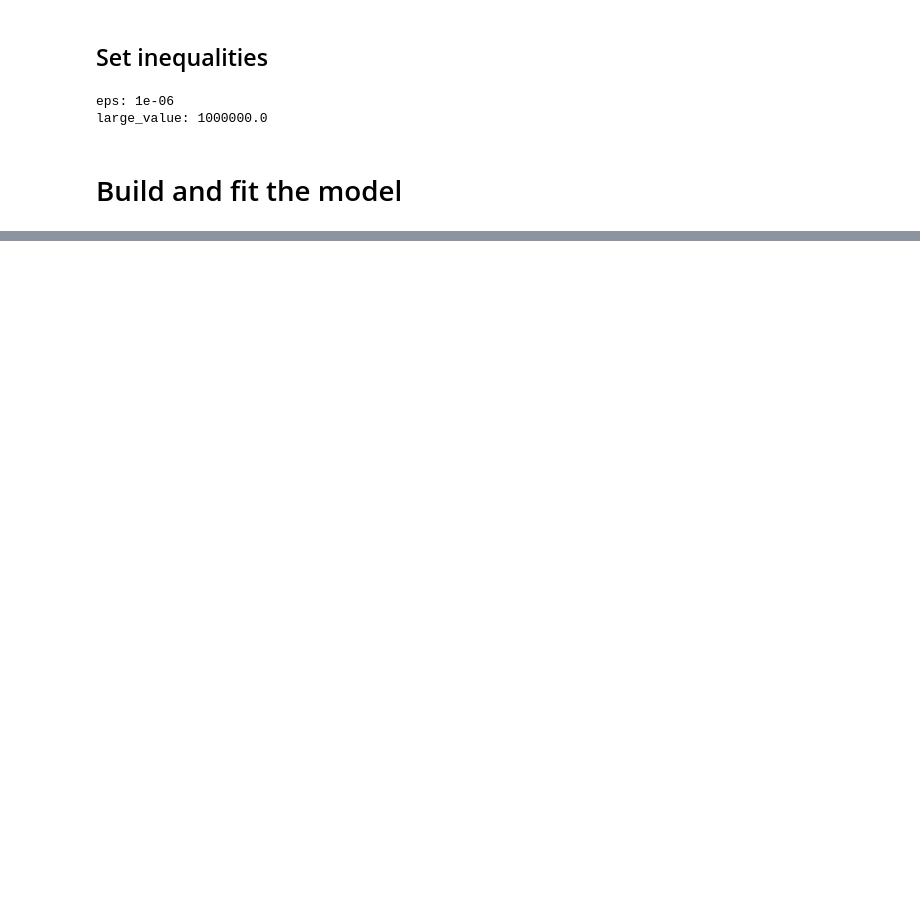
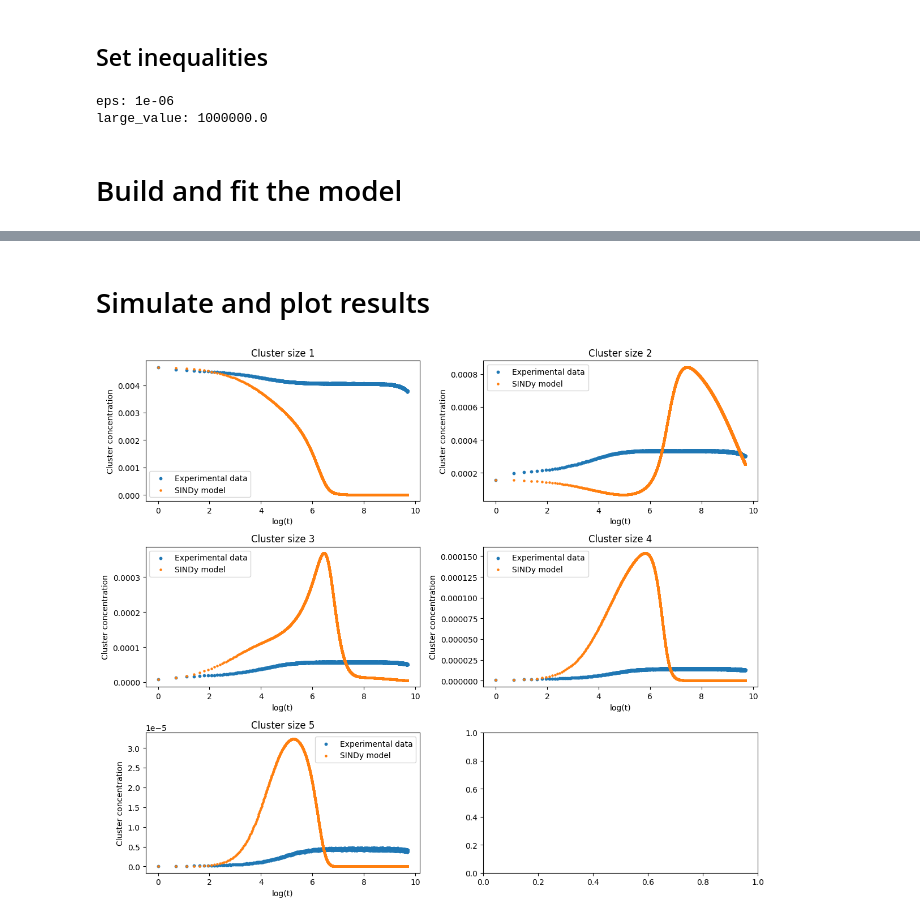
Before and after one commit to jpcurbelo/pysindy_fork, a Jupyter notebook: simlab_experiments/clusterKinetics_v2.ipynb, the cells around one changed output, grey strips where cells are left out. Saved outputs shown, nothing was run; the diff lists cells and outputs as text; code cells hidden in the pictures; blank space fills up the shorter version.

```diff
--- a/simlab_experiments/clusterKinetics_v2.ipynb
+++ b/simlab_experiments/clusterKinetics_v2.ipynb
@@ -219,0 +223,55 @@ k_minus values: [0, 0.00014214659170946583, 0.0036607442072557088, 0.02192039501
+# %% [markdown]
+# Simulate and plot results
+# %%
+# integrator_kws['method'] = 'Euler'   # 'RK2'   #'RK4'
+# integrator_kws['h_factor'] = 1000
+
+# integrator = "solve_ivp"   # 'fixed_step'
+# integrator_kws = {"method": "LSODA",
+#                     "rtol": EPS, "atol": EPS,
+#                     "max_step": 0.1,
+#                     "h_factor": 1}
+
+integrator = 'odeint'
+integrator_kws = {'rtol': EPS, 'atol': EPS}
+
+if integrator == 'odeint':
+    n_sim = model.simulate(N_clusters[0], t=t_values[:n_samples_test],
+                              integrator=integrator, integrator_kws=integrator_kws)
+else:
+    n_sim, t_sim = model.simulate(N_clusters[0], t=t_values[:n_samples_test],
+                                integrator=integrator, integrator_kws=integrator_kws)
+# %%
+# List of IDs to plot
+# ids_to_plot = [1, 2, 3, 10, 50, 100]
+ids_to_plot = [1, 2, 3, 4, 5]
+
+# Create subplot grid
+fig, axs = plt.subplots(3, 2, figsize=(12, 10))
+
+# Flatten the axs array for easier iteration
+axs = axs.flatten()
+
+# Log the time values
+t_values_log = np.log1p(t_values)
+t_sim_log = np.log1p(t_values[:n_samples_test])
+
+for ci, n_to_plot in enumerate(ids_to_plot):
+
+    if n_to_plot > system_size:
+        print(f"Cluster size {n_to_plot} is larger than the system size {system_size}")
+        continue
+    # Plot the data
+    axs[ci].scatter(t_values_log, N_clusters[:, n_to_plot-1], s=10, label=f'Experimental data')
+    axs[ci].scatter(t_sim_log, n_sim[:, n_to_plot-1], label='SINDy model', s=5)
+    axs[ci].set_title(f'Cluster size {n_to_plot}')
+    axs[ci].legend()
+
+    axs[ci].set_xlabel('log(t)')
+    axs[ci].set_ylabel('Cluster concentration')
+
+plt.tight_layout()
+plt.savefig('sindy_model.png', dpi=300)
+plt.show()
+# %% [output]
+[figure, added]
```
Also changed, not shown: parts of 4 cells of this notebook, 9 other files.
